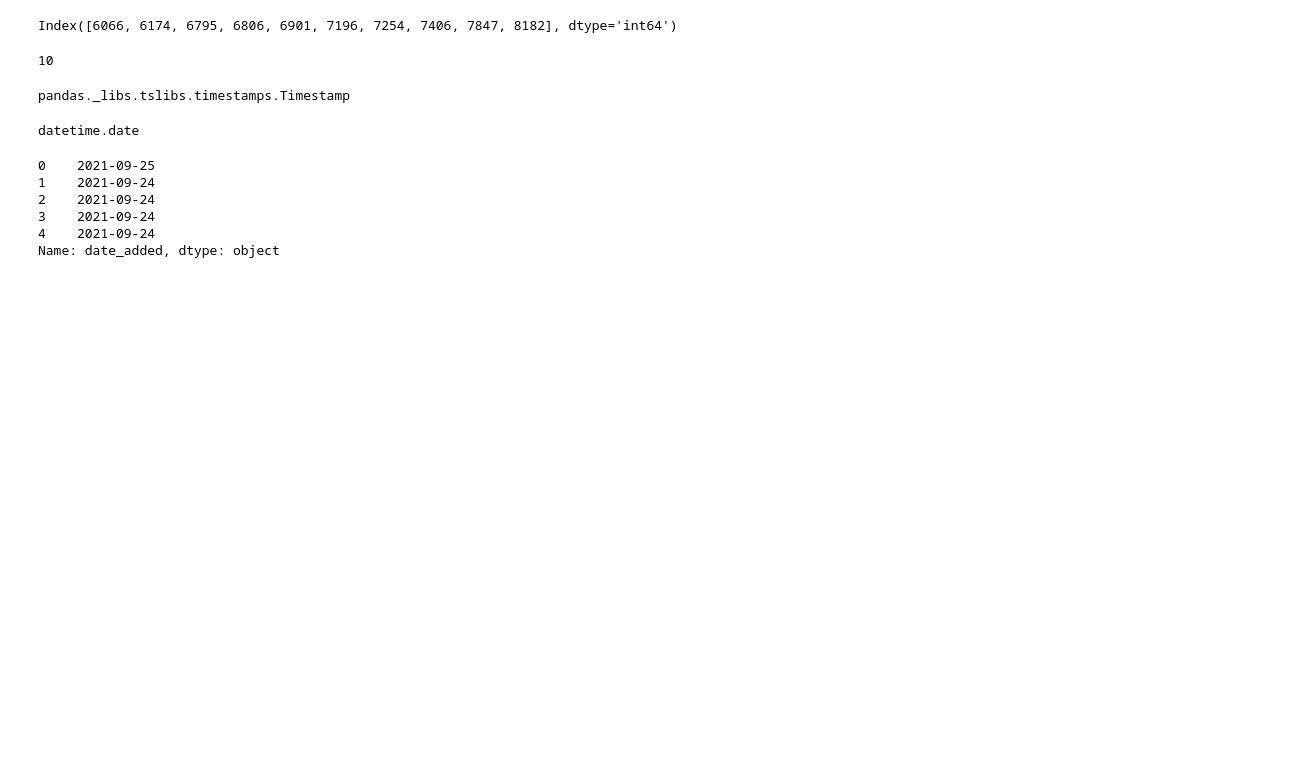
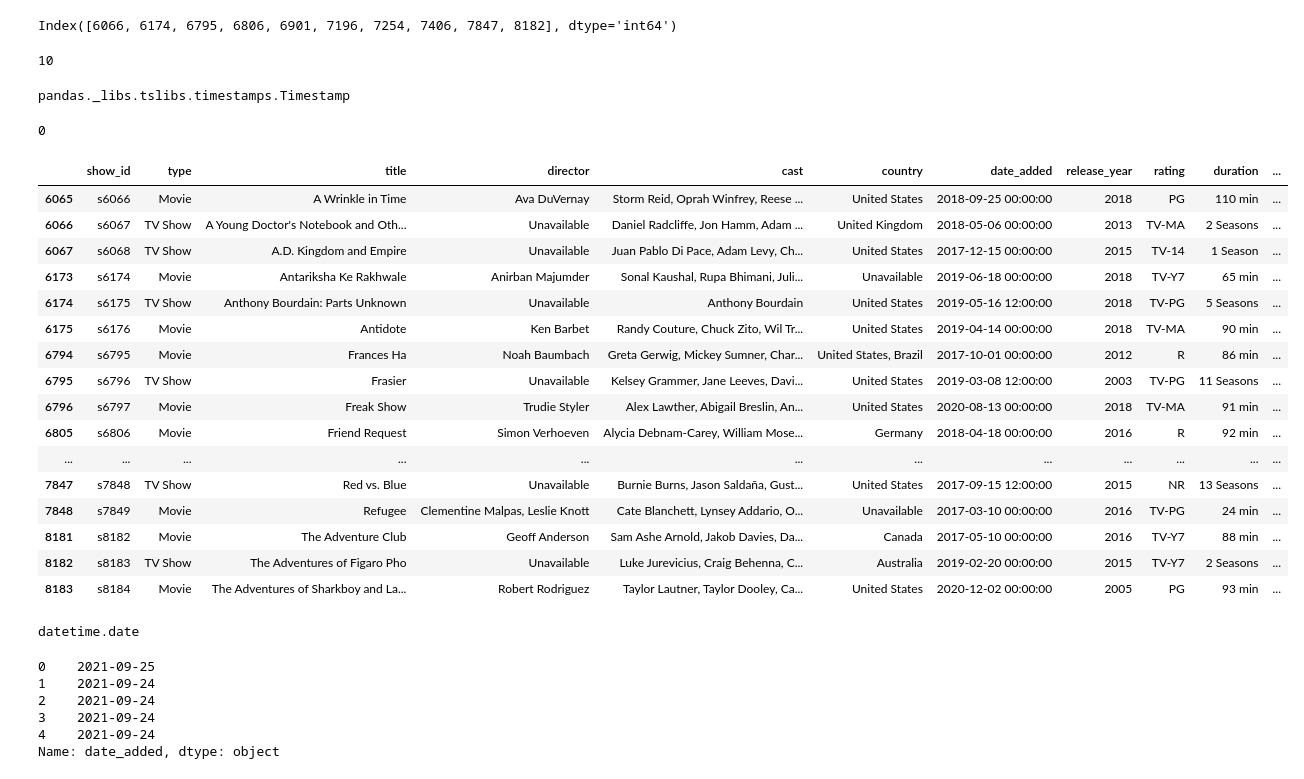
Before and after one commit to mutumagitonga/Netflix-Movies-and-TV-Shows-Data-Analysis, a Jupyter notebook: netflix_movies_and_shows.ipynb, the cells around one changed output. Drawn from its saved outputs; the diff is of its cells as text; code cells hidden in the pictures; blank space fills up the shorter version.

Commit message:
Interpolate null values in date_added column

```diff
--- a/netflix_movies_and_shows.ipynb
+++ b/netflix_movies_and_shows.ipynb
@@ -334,5 +334,36 @@ null_vals_date_added_col
 type(df['date_added'][0])
 # %% [output]
 pandas._libs.tslibs.timestamps.Timestamp
+# %%
+# Interpolate the null date values
+df['date_added'] = df['date_added'].interpolate(method='linear')
+# %%
+# Getting the count of null values
+null_vals_date_added_col = df['date_added'].isnull().sum()
+null_vals_date_added_col
+# %% [output]
+0
+# %%
+# iloc is used for integer-based indexing, selects rows at those indexes
+null_date_added_rows_plus_adjacent_ones = df.iloc[rows_to_include]
+null_date_added_rows_plus_adjacent_ones
+# %% [output]
+|  | show_id | type | title | director | cast | country | date_added | release_year | rating | duration | ... |
+| 6065 | s6066 | Movie | A Wrinkle in Time | Ava DuVernay | Storm Reid, Oprah Winfrey, Reese ... | United States | 2018-09-25 00:00:00 | 2018 | PG | 110 min | ... |
+| 6066 | s6067 | TV Show | A Young Doctor's Notebook and Oth... | Unavailable | Daniel Radcliffe, Jon Hamm, Adam ... | United Kingdom | 2018-05-06 00:00:00 | 2013 | TV-MA | 2 Seasons | ... |
+| 6067 | s6068 | TV Show | A.D. Kingdom and Empire | Unavailable | Juan Pablo Di Pace, Adam Levy, Ch... | United States | 2017-12-15 00:00:00 | 2015 | TV-14 | 1 Season | ... |
+| 6173 | s6174 | Movie | Antariksha Ke Rakhwale | Anirban Majumder | Sonal Kaushal, Rupa Bhimani, Juli... | Unavailable | 2019-06-18 00:00:00 | 2018 | TV-Y7 | 65 min | ... |
+| 6174 | s6175 | TV Show | Anthony Bourdain: Parts Unknown | Unavailable | Anthony Bourdain | United States | 2019-05-16 12:00:00 | 2018 | TV-PG | 5 Seasons | ... |
+| 6175 | s6176 | Movie | Antidote | Ken Barbet | Randy Couture, Chuck Zito, Wil Tr... | United States | 2019-04-14 00:00:00 | 2018 | TV-MA | 90 min | ... |
+| 6794 | s6795 | Movie | Frances Ha | Noah Baumbach | Greta Gerwig, Mickey Sumner, Char... | United States, Brazil | 2017-10-01 00:00:00 | 2012 | R | 86 min | ... |
+| 6795 | s6796 | TV Show | Frasier | Unavailable | Kelsey Grammer, Jane Leeves, Davi... | United States | 2019-03-08 12:00:00 | 2003 | TV-PG | 11 Seasons | ... |
+| 6796 | s6797 | Movie | Freak Show | Trudie Styler | Alex Lawther, Abigail Breslin, An... | United States | 2020-08-13 00:00:00 | 2018 | TV-MA | 91 min | ... |
+| 6805 | s6806 | Movie | Friend Request | Simon Verhoeven | Alycia Debnam-Carey, William Mose... | Germany | 2018-04-18 00:00:00 | 2016 | R | 92 min | ... |
+| ... | ... | ... | ... | ... | ... | ... | ... | ... | ... | ... | ... |
+| 7847 | s7848 | TV Show | Red vs. Blue | Unavailable | Burnie Burns, Jason Saldaña, Gust... | United States | 2017-09-15 12:00:00 | 2015 | NR | 13 Seasons | ... |
+| 7848 | s7849 | Movie | Refugee | Clementine Malpas, Leslie Knott | Cate Blanchett, Lynsey Addario, O... | Unavailable | 2017-03-10 00:00:00 | 2016 | TV-PG | 24 min | ... |
+| 8181 | s8182 | Movie | The Adventure Club | Geoff Anderson | Sam Ashe Arnold, Jakob Davies, Da... | Canada | 2017-05-10 00:00:00 | 2016 | TV-Y7 | 88 min | ... |
+| 8182 | s8183 | TV Show | The Adventures of Figaro Pho | Unavailable | Luke Jurevicius, Craig Behenna, C... | Australia | 2019-02-20 00:00:00 | 2015 | TV-Y7 | 2 Seasons | ... |
+| 8183 | s8184 | Movie | The Adventures of Sharkboy and La... | Robert Rodriguez | Taylor Lautner, Taylor Dooley, Ca... | United States | 2020-12-02 00:00:00 | 2005 | PG | 93 min | ... |
 # %%
 # Converting date_added col from Timestamp (date & time) to date only
```
Also changed, not shown: parts of 2 cells of this notebook.
